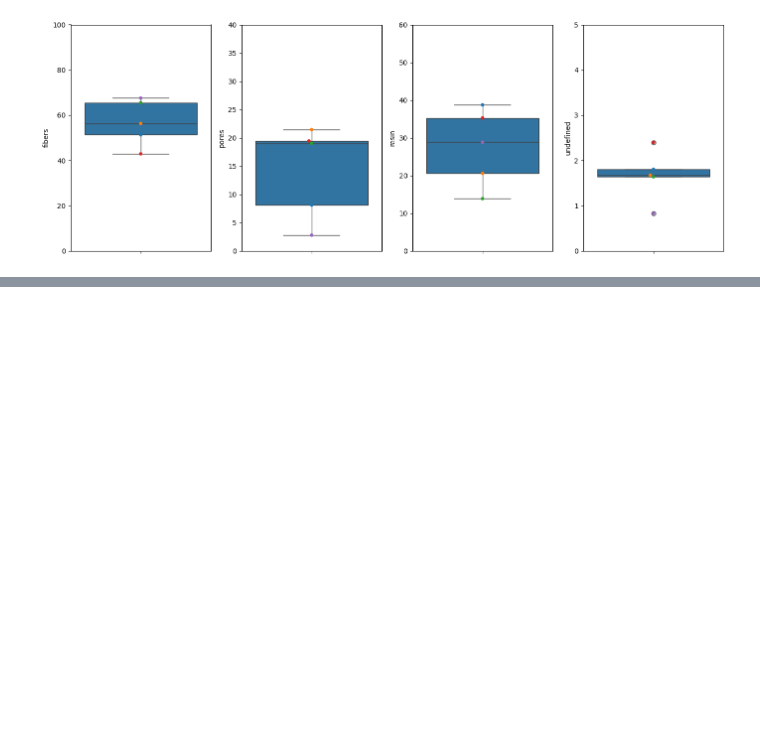
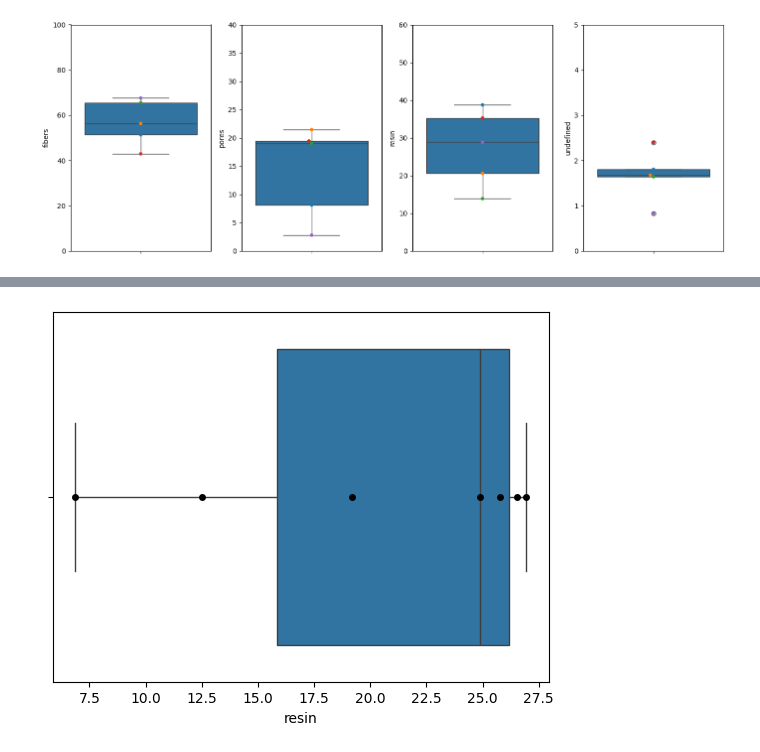
Before and after one commit to lneira19/micrography-imgpro, a Jupyter notebook: ProcesamientoMarzo2026/ProcMarzo2026.ipynb, the cells around one changed output, grey strips where cells are left out. Cells and saved outputs as stored; diff of their text form; code cells hidden in the pictures; blank space fills up the shorter version.

```diff
--- a/ProcesamientoMarzo2026/ProcMarzo2026.ipynb
+++ b/ProcesamientoMarzo2026/ProcMarzo2026.ipynb
@@ -304,0 +354,6 @@ plt.show()
+# %%
+sns.boxplot(data=df_2026, x='resin')
+sns.swarmplot(data=df_2026, x='resin', color='black')
+plt.show()
+# %% [output]
+[figure, added]
```
Also changed, not shown: parts of 8 cells of this notebook.
